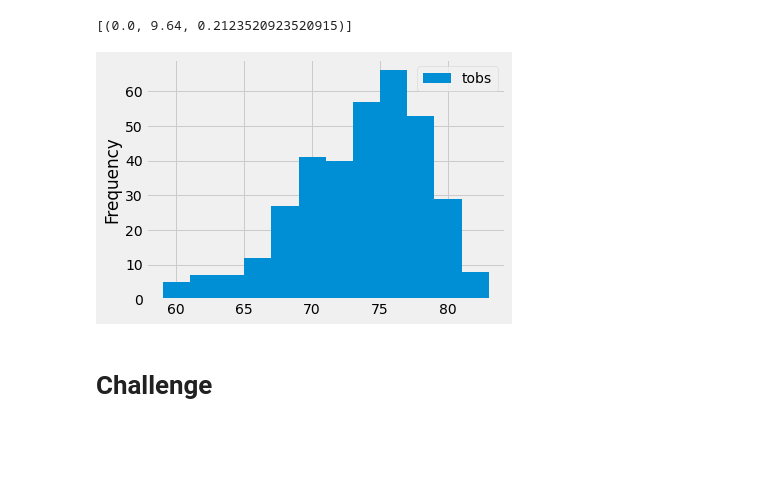
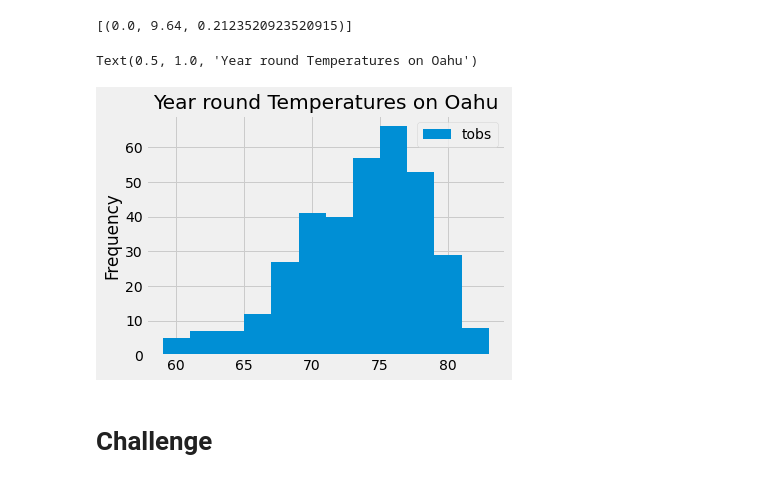
Before and after one commit to gabalita/surfs_up, a Jupyter notebook: climate_analysis.ipynb, the cells around one changed output. Cells and saved outputs as stored; diff of their text form; code cells hidden in the pictures; blank space fills up the shorter version.

Commit message:
added code to make additional graphs for readme

```diff
--- a/climate_analysis.ipynb
+++ b/climate_analysis.ipynb
@@ -261,9 +261,11 @@ filter(Measurement.date >= prev_year).all()
 # %%
 df_temp = pd.DataFrame(results,columns=['tobs'])
 df_temp.plot.hist(bins=12)
 plt.tight_layout()
+plt.title('Year round Temperatures on Oahu')
 # %% [output]
+Text(0.5, 1.0, 'Year round Temperatures on Oahu')
-[figure, old version]
+[figure, new version]
 # %%
 # Write a function called `calc_temps` that will accept start date and end date in the format '%Y-%m-%d'
 # and return the minimum, average, and maximum temperatures for that range of dates
```
Also changed, not shown: parts of 2 cells of this notebook, 1 other file.
